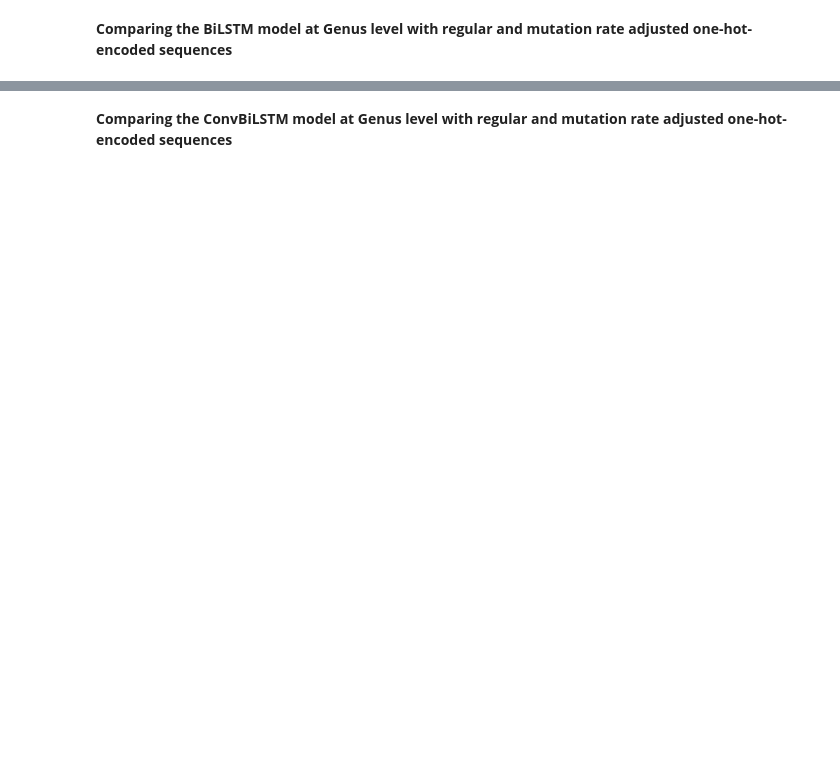
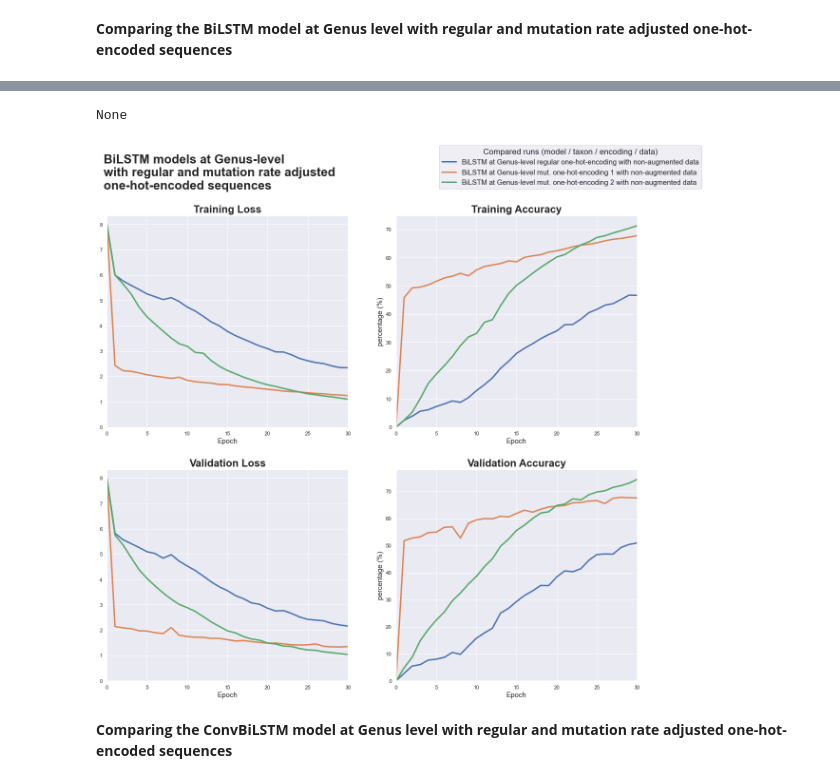
Before and after one commit to Lab-Vankerschaver/16S-ML-models, a Jupyter notebook: models_notebook.ipynb, the cells around one changed output, grey strips where cells are left out. Saved outputs shown, nothing was run; the diff lists cells and outputs as text; code cells hidden in the pictures; blank space fills up the shorter version.

```diff
--- a/models_notebook.ipynb
+++ b/models_notebook.ipynb
@@ -1650 +1625,35 @@ The desired comparisons are defined and lists containing the keys for looking up
+# %%
+# -----------------------------------------------------
+# Lists of history objects for comparing each RNN model
+# with various encoding methods
+histories_BiLSTM_encoding = [
+    'BiLSTM_gen_x_train_RNN_na0',
+    'BiLSTM_gen_x_train_RNN_na1',
+    'BiLSTM_gen_x_train_RNN_na2'
+    ]
+histories_ConvBiLSTM_encoding = [
+    'ConvBiLSTM_gen_x_train_RNN_na0',
+    'ConvBiLSTM_gen_x_train_RNN_na1',
+    'ConvBiLSTM_gen_x_train_RNN_na2'
+    ]
+histories_R2P_encoding = [
+    'R2P_gen_x_train_RNN_na0',
+    'R2P_gen_x_train_RNN_na1',
+    'R2P_gen_x_train_RNN_na2'
+    ]
+# -----------------------------------------------------
+# Lists of history objects for comparing each RNN model
+# effect of augmentation (not for BiLSTM)
+histories_ConvBiLSTM_data = [
+    'ConvBiLSTM_gen_x_train_RNN_na1',
+    'ConvBiLSTM_gen_x_train_RNN_a1',
+    'ConvBiLSTM_gen_x_train_RNN_na2',
+    'ConvBiLSTM_gen_x_train_RNN_a2'
+    ]
+histories_R2P_data = [
+    'R2P_gen_x_train_RNN_na1',
+    'R2P_gen_x_train_RNN_a1',
+    'R2P_gen_x_train_RNN_na2',
+    'R2P_gen_x_train_RNN_a2'
+    ]
 # %%
@@ -1768,13 +1733,15 @@ plot_hist(
 # %% [markdown]
 **Comparing the BiLSTM model at Genus level with regular and mutation rate adjusted one-hot-encoded sequences**
 # %%
-print(give_score(
+give_score(
     model = ['BiLSTM'],
     taxon = ['Genus'],
-    encoding = ['regular one-hot', 'mutation rate adjusted one-hot'],
+    encoding = [
+        'regular one-hot', 'mut. one-hot 1', 'mut. one-hot 2'],
     data = ['non-augmented']
-    ))
+    )
 
 plot_hist(
-    histories_BiLSTM_encoding_genus,
-    suptitle = 'BiLSTM models at Genus-level\nwith regular and mutation rate adjusted one-hot-encoded sequences')
+    histories_BiLSTM_encoding,
+    suptitle = 'BiLSTM models at Genus-level\nwith regular and mutation rate adjusted\none-hot-encoded sequences')
+# %% [output]
@@ -1781,3 +1752,5 @@ plot_hist(
+None
+[figure, added]
 # %% [markdown]
 **Comparing the ConvBiLSTM model at Genus level with regular and mutation rate adjusted one-hot-encoded sequences**
 # %%
```
Also changed, not shown: parts of 51 cells of this notebook.
